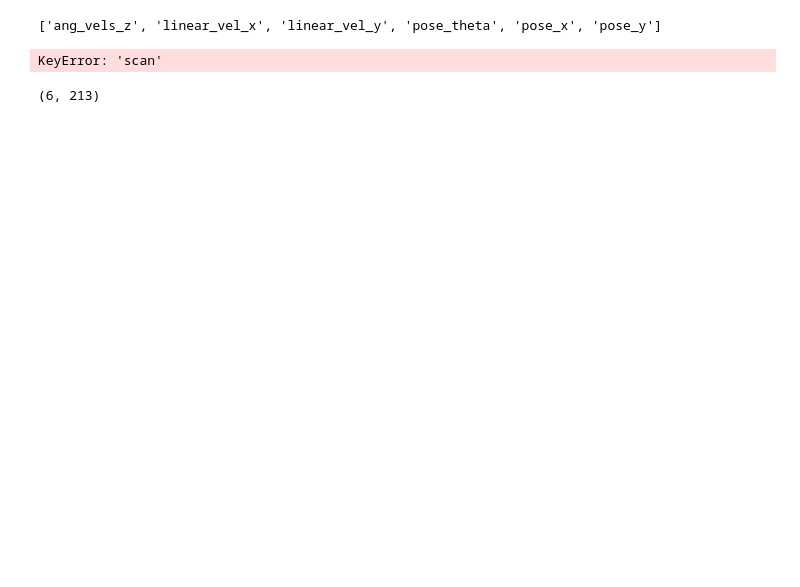
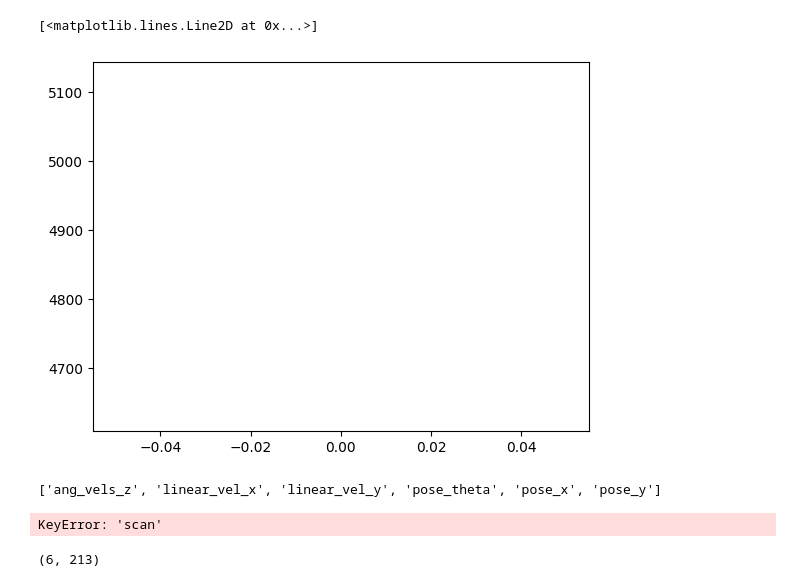
Before and after one commit to HyberionBrew/f1tenth_dataset_generation, a Jupyter notebook: test_dataset.ipynb, the cells around one changed output. Drawn from its saved outputs; the diff is of its cells as text; code cells hidden in the pictures; blank space fills up the shorter version.

```diff
--- a/test_dataset.ipynb
+++ b/test_dataset.ipynb
@@ -62,3 +47,8 @@ StochasticFTGAgent
+# %%
+plt.plot(trajectories["actions"].shape)
+# %% [output]
+[<matplotlib.lines.Line2D at 0x...>]
+[figure, added]
 # %%
 print(trajectories[0]["obs_keys"])
 # %% [output]
```
Also changed, not shown: parts of 11 cells of this notebook, 16 other files.
